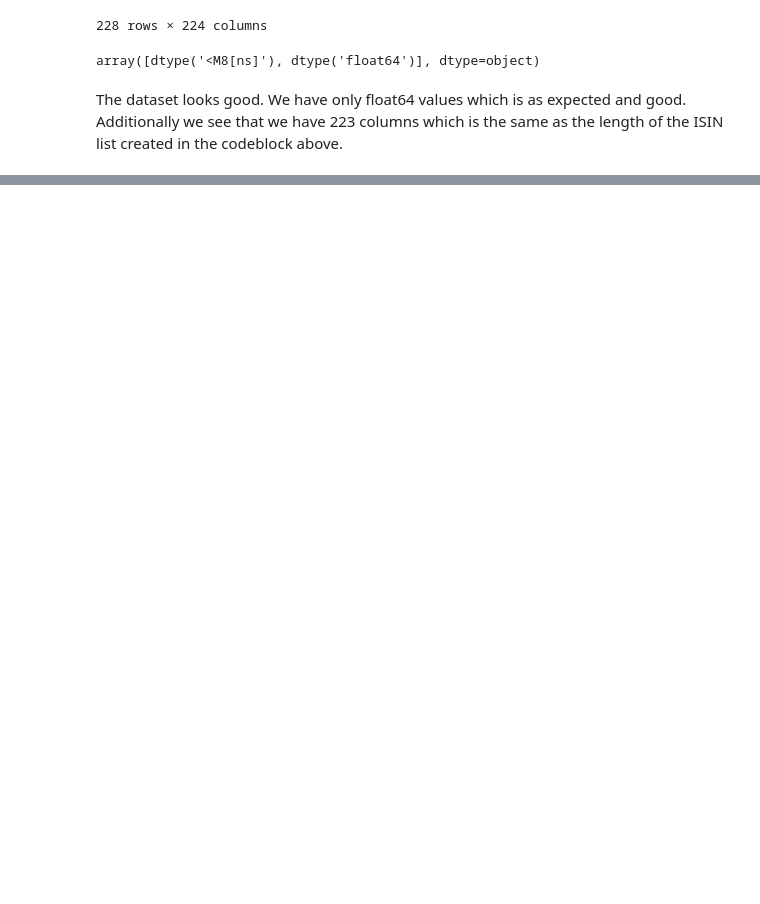
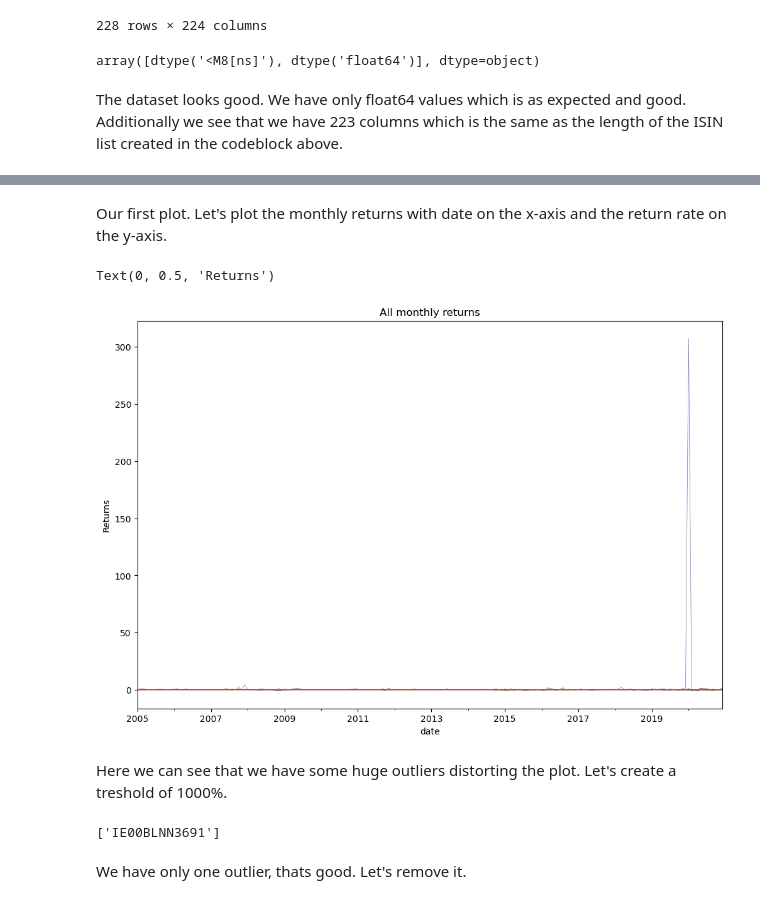
Before and after one commit to percw/Sustainable_and_Entrepreneurial_Finance, a Jupyter notebook: assignment_1.ipynb, the cells around one changed output, grey strips where cells are left out. Cells and saved outputs as stored; diff of their text form; code cells hidden in the pictures; blank space fills up the shorter version.

```diff
--- a/assignment_1.ipynb
+++ b/assignment_1.ipynb
@@ -148,0 +167,11 @@ nrg_returns
+# %%
+start_date = '2005-01-01'
+end_date = '2020-12-31'
+
+# Greater than or equal to the start date and smaller than or equal the end date
+mask = (nrg_returns['date'] >= start_date) & (nrg_returns['date'] <= end_date)
+
+nrg_returns = nrg_returns.loc[mask]
+
+display(nrg_returns.iloc[0][0])
+display(nrg_returns.iloc[-1][0])
@@ -148,0 +185,9 @@ nrg_returns
+# %%
+# Drop all companies that have 36 NAN values (3 years) or more
+years = 3
+months = 12
+too_many_nans = years*months
+
+nrg_returns = nrg_returns.dropna(
+    thresh=len(nrg_returns) - too_many_nans, axis=1)
+nrg_returns
@@ -148,0 +214,5 @@ nrg_returns
+# %%
+if 'date' in nrg_returns.columns.values.tolist():
+    nrg_returns.set_index('date', inplace=True)
+display(nrg_returns.isnull().sum().sum())
+display(nrg_returns)
@@ -148,0 +235,24 @@ nrg_returns
+# %% [markdown]
+Our first plot. Let's plot the monthly returns with date on the x-axis and the return rate on the y-axis.
+# %%
+# Define the plot (plot all lines)
+
+ax = nrg_returns.plot(linewidth=0.5, figsize=(12, 8))
+ax.get_legend().remove()  # Removing the legend
+ax.set_title('All monthly returns')  # Title
+ax.set_ylabel('Returns')  # y-axis label
+# %% [output]
+Text(0, 0.5, 'Returns')
+[figure, added]
+# %% [markdown]
+Here we can see that we have some huge outliers distorting the plot. Let's create a treshold of 1000%.
+# %%
+outlier_threshold = 10
+outlier_companies = nrg_returns.loc[:, nrg_returns[(
+    nrg_returns > outlier_threshold)].any(axis=0)]
+outlier_list = outlier_companies.columns.values.tolist()
+outlier_list
+# %% [output]
+['IE00BLNN3691']
+# %% [markdown]
+We have only one outlier, thats good. Let's remove it.
```
Also changed, not shown: parts of 80 cells of this notebook, 2 other files.
